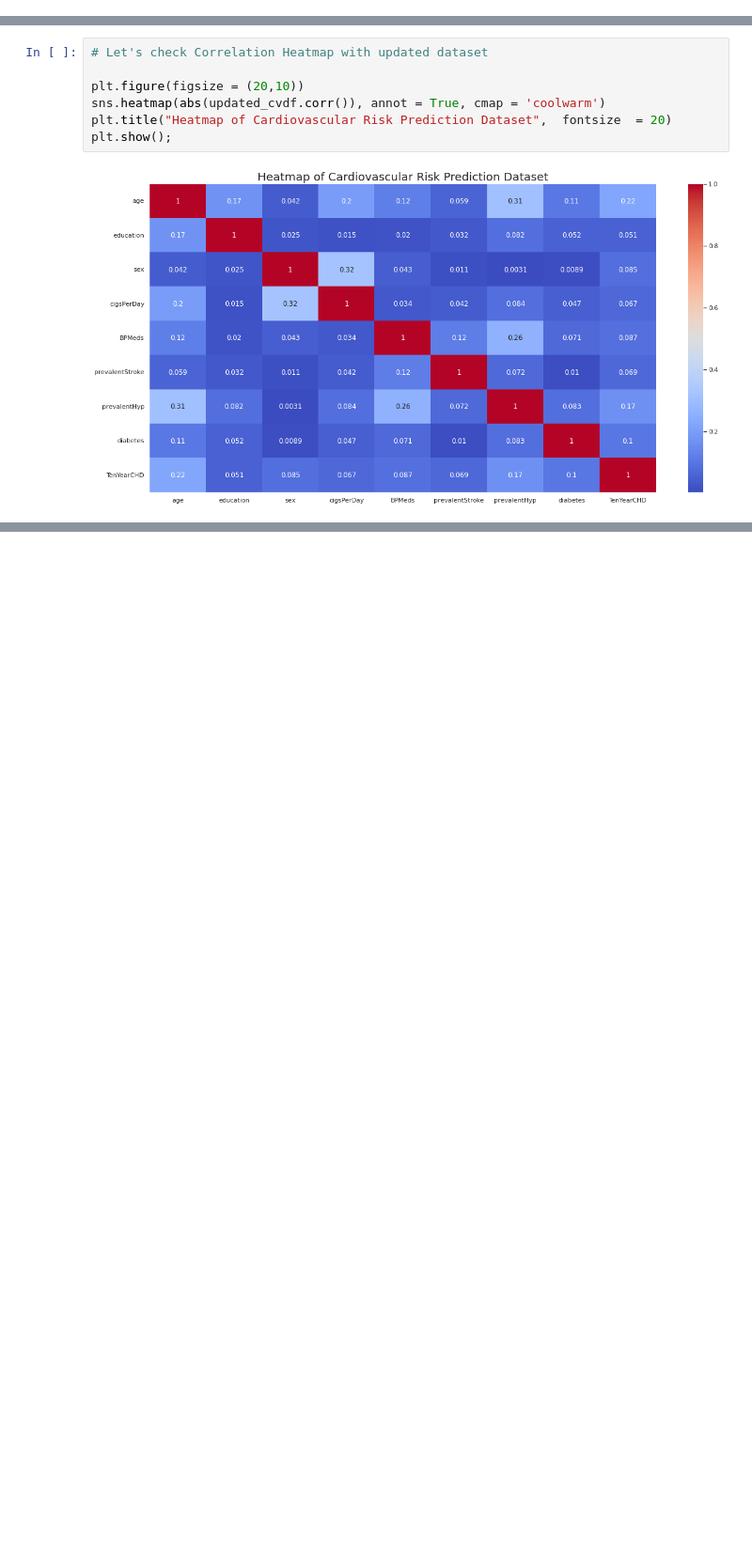
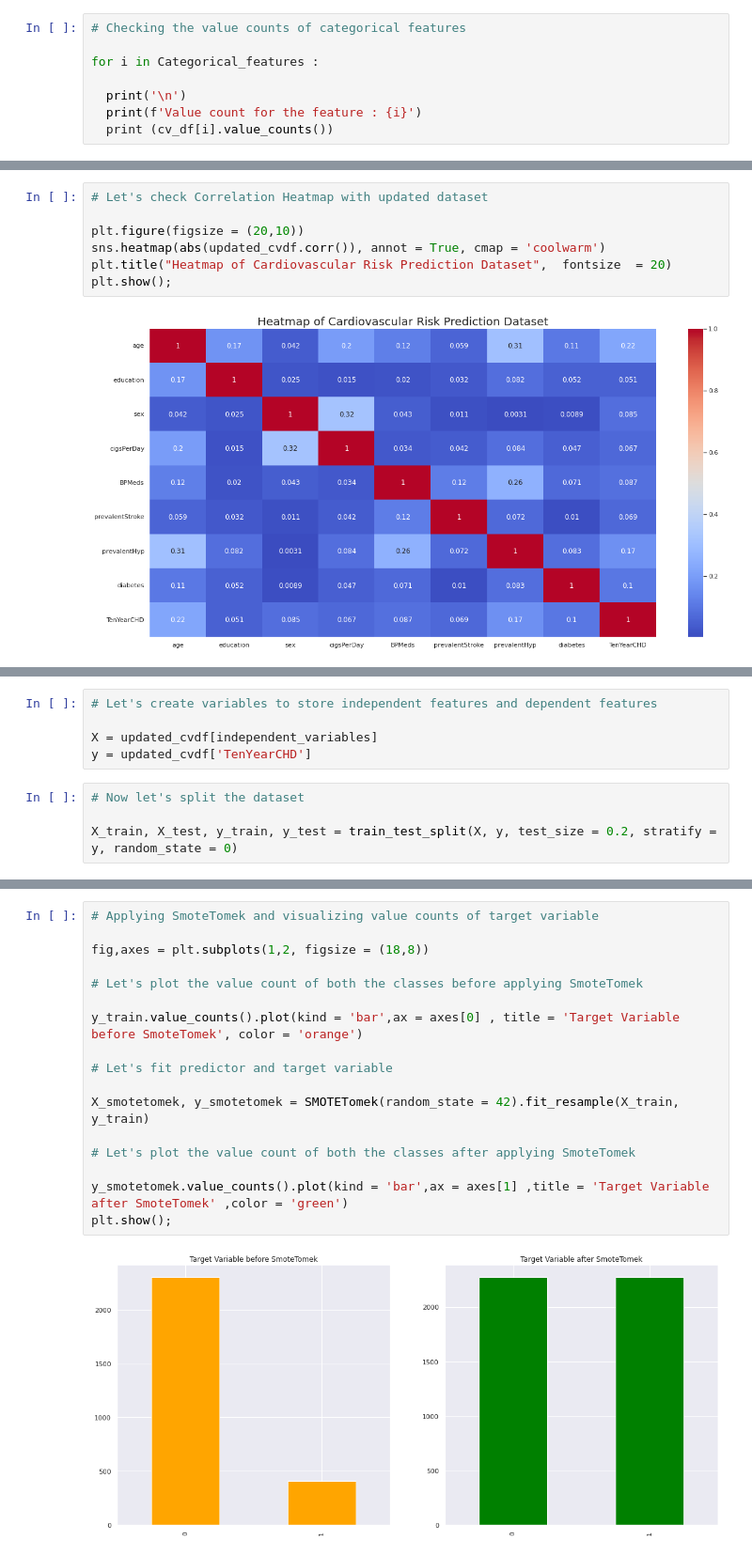
Before and after one commit to Kousikdutta1/Cardiovascular-Risk-Prediction, a Jupyter notebook: Kousik_Dutta_Cardiovascular_Risk_Prediction_Capstone_Project_.ipynb, the cells around one changed output, grey strips where cells are left out. Shown at 94% size. Drawn from its saved outputs; the diff is of its cells as text; blank space fills up the shorter version.

```diff
--- a/Kousik_Dutta_Cardiovascular_Risk_Prediction_Capstone_Project_.ipynb
+++ b/Kousik_Dutta_Cardiovascular_Risk_Prediction_Capstone_Project_.ipynb
@@ -565,3 +567,11 @@ cv_df.duplicated().sum()
 # Let's assign all the columns in one variable
 
 independent_variable = cv_df.columns
+# %%
+# Checking the value counts of categorical features
+
+for i in Categorical_features :
+
+  print('\n')
+  print(f'Value count for the feature : {i}')
+  print (cv_df[i].value_counts())
@@ -682,0 +744,9 @@ plt.show();
+# %%
+# Let's create variables to store independent features and dependent features
+
+X = updated_cvdf[independent_variables]
+y = updated_cvdf['TenYearCHD']
+# %%
+# Now let's split the dataset
+
+X_train, X_test, y_train, y_test = train_test_split(X, y, test_size = 0.2, stratify = y, random_state = 0)
@@ -682,0 +806,19 @@ plt.show();
+# %%
+# Applying SmoteTomek and visualizing value counts of target variable
+
+fig,axes = plt.subplots(1,2, figsize = (18,8))
+
+# Let's plot the value count of both the classes before applying SmoteTomek
+
+y_train.value_counts().plot(kind = 'bar',ax = axes[0] , title = 'Target Variable before SmoteTomek', color = 'orange')
+
+# Let's fit predictor and target variable
+
+X_smotetomek, y_smotetomek = SMOTETomek(random_state = 42).fit_resample(X_train, y_train)
+
+# Let's plot the value count of both the classes after applying SmoteTomek
+
+y_smotetomek.value_counts().plot(kind = 'bar',ax = axes[1] ,title = 'Target Variable after SmoteTomek' ,color = 'green')
+plt.show();
+# %% [output]
+[figure, added]
```
Also changed, not shown: parts of 40 cells of this notebook.
